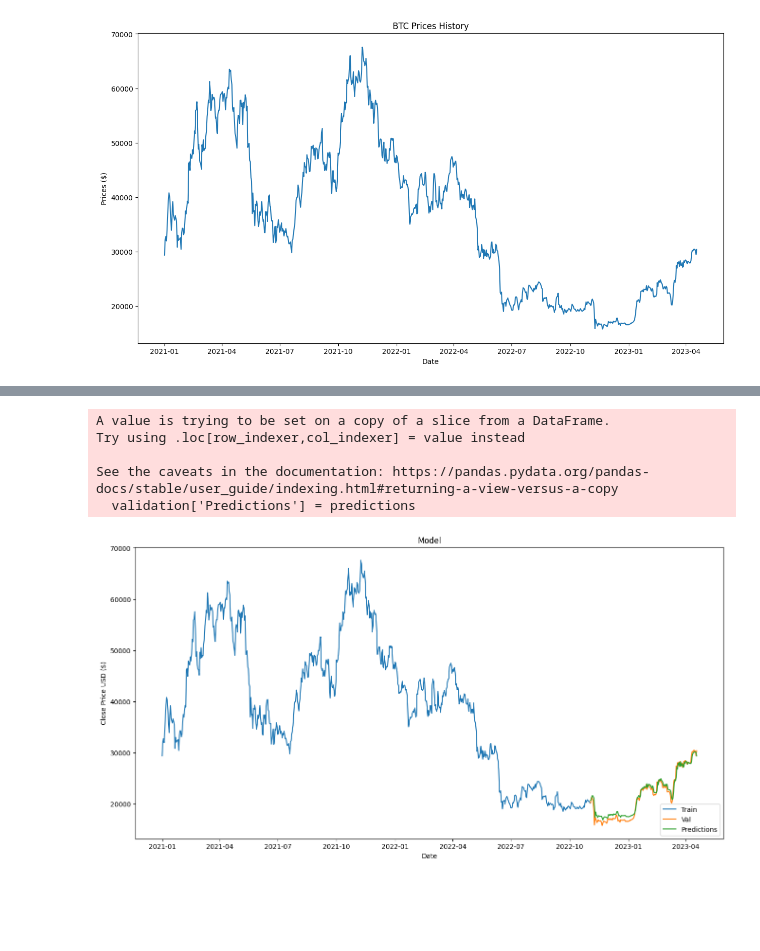
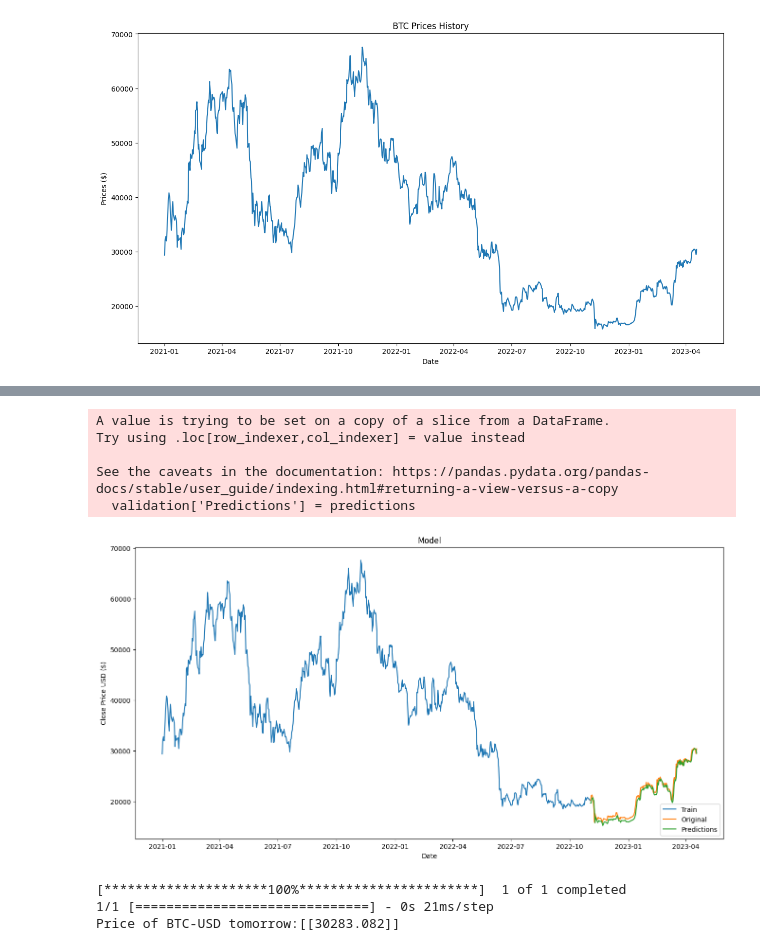
Before and after one commit to TongWu/ELEN-6889_Crypto_Prediction_With_Tweet, a Jupyter notebook: Crypto_Prediction/Main_Model/LSTM/LSTM(price_only).ipynb, the cells around one changed output, grey strips where cells are left out. Cells and saved outputs as stored; diff of their text form; code cells hidden in the pictures; blank space fills up the shorter version.

Commit message:
Add future price prediction function

```diff
--- a/Crypto_Prediction/Main_Model/LSTM/LSTM(price_only).ipynb
+++ b/Crypto_Prediction/Main_Model/LSTM/LSTM(price_only).ipynb
@@ -27,3 +29,9 @@ BTC_raw.head()
 | 2021-01-03 | 32129.408203 | 34608.558594 | 32052.316406 | 32782.023438 | 32782.023438 | 78665235202 |
 | 2021-01-04 | 32810.949219 | 33440.218750 | 28722.755859 | 31971.914062 | 31971.914062 | 81163475344 |
 | 2021-01-05 | 31977.041016 | 34437.589844 | 30221.187500 | 33992.429688 | 33992.429688 | 67547324782 |
+# %%
+"""
+for i in range(20):
+  BTC_raw = BTC_raw.append(pd.Series([BTC_raw.iloc[-1][0] + pd.DateOffset(days=1),None,None,None,None,None,None], index=['Date','Open','High','Low','Close','Adj Close','Volume']),ignore_index=True)
+BTC_raw
+"""
@@ -64,7 +74,8 @@ y_train = []
 close_price = BTC_quant['Adj Close']
 training_data_len = math.ceil(len(close_price.values)* 0.8)
 # Normalised data
-scaled_data = MinMaxScaler(feature_range=(0,1)).fit_transform(close_price.values.reshape(-1,1))
+scaler = MinMaxScaler(feature_range=(0, 1))
+scaled_data = scaler.fit_transform(close_price.values.reshape(-1,1))
 training_data = scaled_data[0: training_data_len, :]
 # %%
 ### Create a price window with 30 days ###
@@ -146,20 +177,50 @@ rmse
 # %%
 data = BTC_quant.filter(['Adj Close'])
 train = data[:training_data_len]
 validation = data[training_data_len:]
 validation['Predictions'] = predictions
 plt.figure(figsize=(16,8))
 plt.title('Model')
 plt.xlabel('Date')
 plt.ylabel('Close Price USD ($)')
 plt.plot(train)
 plt.plot(validation[['Adj Close', 'Predictions']])
-plt.legend(['Train', 'Val', 'Predictions'], loc='lower right')
+plt.legend(['Train', 'Original', 'Predictions'], loc='lower right')
 plt.show()
 # %% [output]
 A value is trying to be set on a copy of a slice from a DataFrame.
 Try using .loc[row_indexer,col_indexer] = value instead
 
 See the caveats in the documentation: https://pandas.pydata.org/pandas-docs/stable/user_guide/indexing.html#returning-a-view-versus-a-copy
   validation['Predictions'] = predictions
-[figure, old version]
+[figure, new version]
+# %%
+## Predict tommorrow price ##
+stock_quote = yf.download('BTC-USD', start='2021-01-01', end='2023-04-19')
+
+new_df=stock_quote.filter(['Close'])
+#Get last 60 days values and convert into array
+last_60_days=new_df[-60:].values
+
+#Scale the data to be values between 0
+last_60_days_scaled=scaler.transform(last_60_days)
+
+#Create an empty list
+X_test=[]
+#Appemd the past 60days
+X_test.append(last_60_days_scaled)
+
+#Conver the X_test data into numpy array
+X_test = np.array(X_test)
+
+#Reshape the data
+X_test = np.reshape(X_test, (X_test.shape[0], X_test.shape[1],1))
+#Get predicted scaled price
+pred_price = model.predict(X_test)
+#undo the scaling
+pred_price=scaler.inverse_transform(pred_price)
+print(f'Price of BTC-USD tomorrow:{pred_price}')
+# %% [output]
+[*********************100%***********************]  1 of 1 completed
+1/1 [==============================] - 0s 21ms/step
+Price of BTC-USD tomorrow:[[30283.082]]
```
Also changed, not shown: parts of 9 cells of this notebook, 1 other file.
